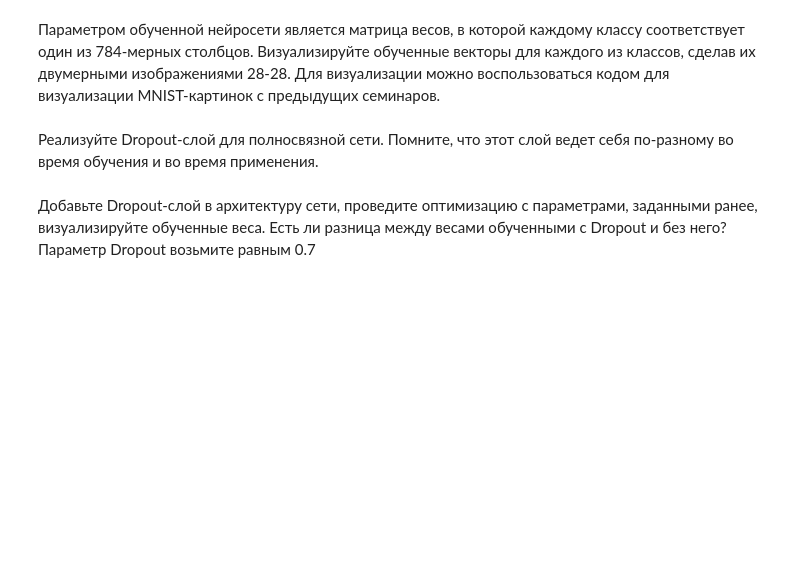
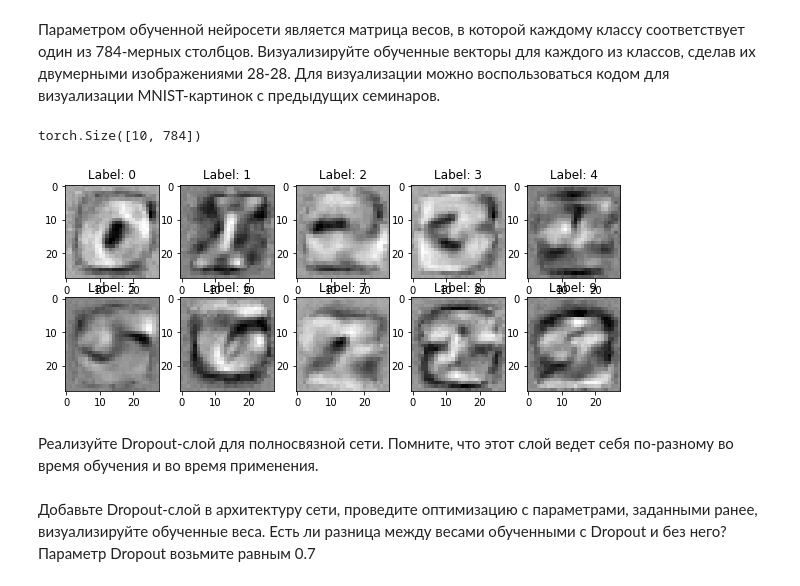
Before and after one commit to Mikhail-off/DL-2019, a Jupyter notebook: Seminars/04/DL19-fall-seminar4.ipynb, the cells around one changed output. Drawn from its saved outputs; the diff is of its cells as text; code cells hidden in the pictures; blank space fills up the shorter version.

```diff
--- a/Seminars/04/DL19-fall-seminar4.ipynb
+++ b/Seminars/04/DL19-fall-seminar4.ipynb
@@ -137,11 +161,15 @@ train(model, opt, 10)
 # %% [markdown]
 Параметром обученной нейросети является матрица весов, в которой каждому классу соответствует один из 784-мерных столбцов. Визуализируйте обученные векторы для каждого из классов, сделав их двумерными изображениями 28-28. Для визуализации можно воспользоваться кодом для визуализации MNIST-картинок с предыдущих семинаров.
 # %%
-weights = #<your code>
+weights = list(model.modules())[2].weight.detach()
+print(weights.size())
 plt.figure(figsize=[10, 10])
 for i in range(10):
     plt.subplot(5, 5, i + 1)
     plt.title("Label: %i" % i)
     plt.imshow(weights[i].reshape([28, 28]), cmap='gray');
+# %% [output]
+torch.Size([10, 784])
+[figure, added]
 # %% [markdown]
 Реализуйте Dropout-слой для полносвязной сети. Помните, что этот слой ведет себя по-разному во время обучения и во время применения.
```
Also changed, not shown: parts of 13 cells of this notebook.
